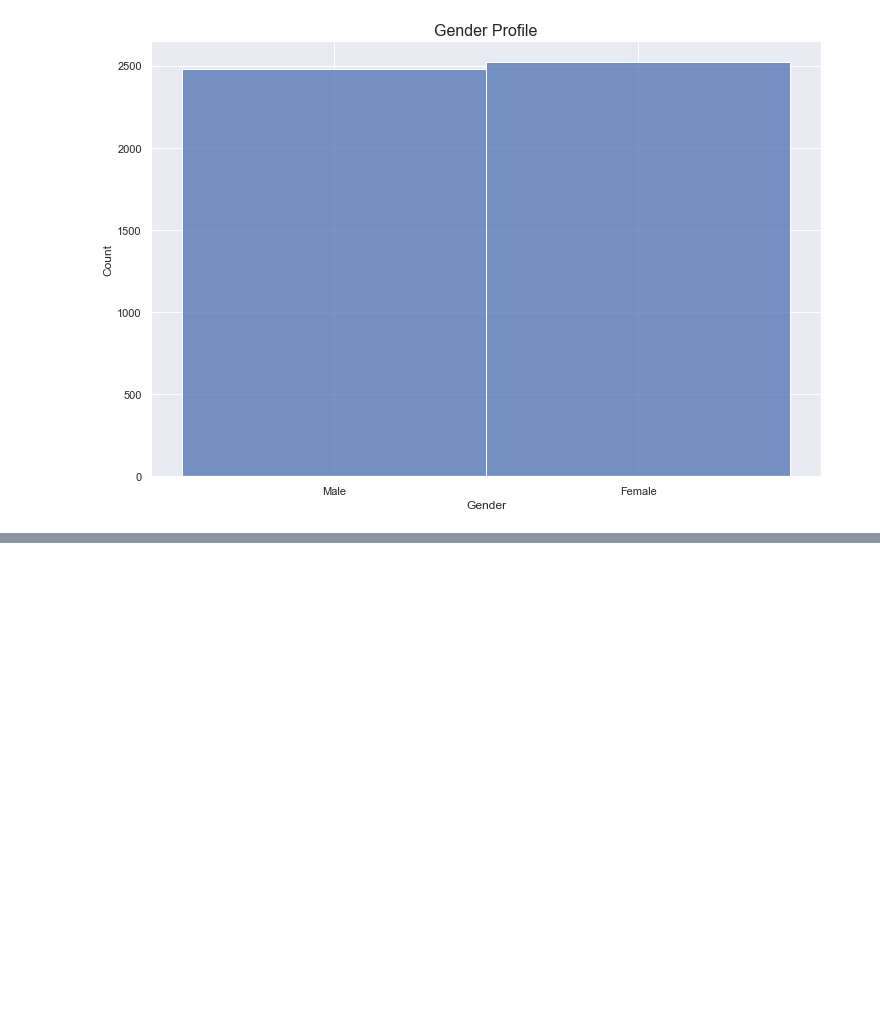
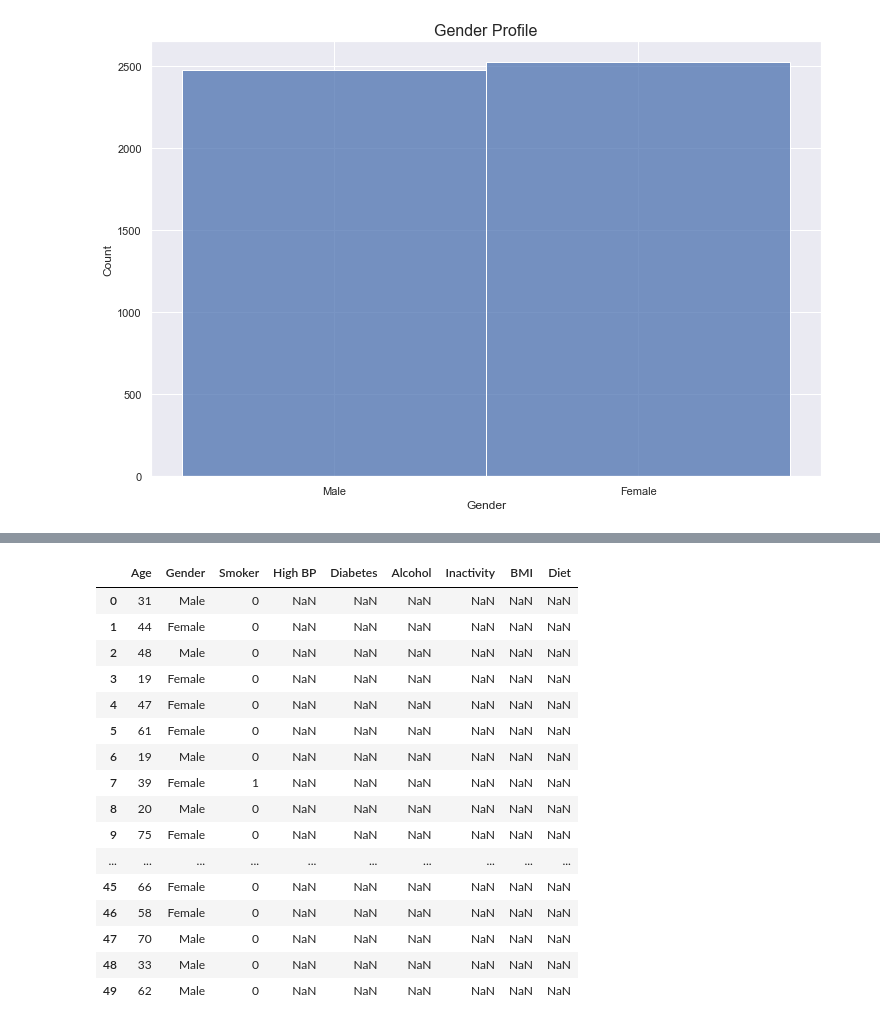
Before and after one commit to Sam-Tracey/PDA_Project_2021, a Jupyter notebook: Images/PDA_Project.ipynb, the cells around one changed output, grey strips where cells are left out. Drawn from its saved outputs; the diff is of its cells as text; code cells hidden in the pictures; blank space fills up the shorter version.

Commit message:
Created smoker simulated data based on HSE 2020 statistics

```diff
--- a/Images/PDA_Project.ipynb
+++ b/Images/PDA_Project.ipynb
@@ -132,0 +146,2 @@ There are 98.33399444664815 males for every 100 females.
+# %%
+df['Gender'] = gender
@@ -133,3 +167,60 @@ There are 98.33399444664815 males for every 100 females.
+# %%
+# Create array for smoker.
+# 1 - does smoke, 0 = does not smoke.
+smoke = [1,0]
+# %%
+# Create a function to assign smoker value based on age and sex.
+
+def smoker(row):
+    if row['Age']<= 24 and row['Gender']=='Male':
+        return np.random.choice(smoke, p = [0.104, 0.896])
+    if row['Age']<= 24 and row['Gender']=='Female':
+        return np.random.choice(smoke, p = [0.073, 0.927])
+    if row['Age']<= 34 and row['Gender']=='Male':
+        return np.random.choice(smoke, p = [0.123, 0.877])
+    if row['Age']<= 34 and row['Gender']=='Female':
+        return np.random.choice(smoke, p = [0.087, 0.913])
+    if row['Age']<= 44 and row['Gender']=='Male':
+        return np.random.choice(smoke, p = [0.111, 0.889])
+    if row['Age']<= 44 and row['Gender']=='Female':
+        return np.random.choice(smoke, p = [0.077, 0.923])
+    if row['Age']<= 54 and row['Gender']=='Male':
+        return np.random.choice(smoke, p = [0.087, 0.913])
+    if row['Age']<= 54 and row['Gender']=='Female':
+        return np.random.choice(smoke, p = [0.06, 0.94])
+    if row['Age']<= 64 and row['Gender']=='Male':
+        return np.random.choice(smoke, p = [0.092, 0.908])
+    if row['Age']<= 64 and row['Gender']=='Female':
+        return np.random.choice(smoke, p = [0.064, 0.936])
+    if row['Age']> 64 and row['Gender']=='Male':
+        return np.random.choice(smoke, p = [0.0045, 0.9955])
+    if row['Age']> 64 and row['Gender']=='Female':
+        return np.random.choice(smoke, p = [0.031, 0.969])
+    return 'N/A'
+# %%
+# Use Pandas apply function in pandas to execute function
+# Reference: https://stackoverflow.com/questions/26886653/pandas-create-new-column-based-on-values-from-other-columns-apply-a-function-o
+df['Smoker'] = df.apply (lambda row: smoker(row), axis=1)
+# %%
+df.head(50)
+# %% [output]
+|  | Age | Gender | Smoker | High BP | Diabetes | Alcohol | Inactivity | BMI | Diet |
+| 0 | 31 | Male | 0 | NaN | NaN | NaN | NaN | NaN | NaN |
+| 1 | 44 | Female | 0 | NaN | NaN | NaN | NaN | NaN | NaN |
+| 2 | 48 | Male | 0 | NaN | NaN | NaN | NaN | NaN | NaN |
+| 3 | 19 | Female | 0 | NaN | NaN | NaN | NaN | NaN | NaN |
+| 4 | 47 | Female | 0 | NaN | NaN | NaN | NaN | NaN | NaN |
+| 5 | 61 | Female | 0 | NaN | NaN | NaN | NaN | NaN | NaN |
+| 6 | 19 | Male | 0 | NaN | NaN | NaN | NaN | NaN | NaN |
+| 7 | 39 | Female | 1 | NaN | NaN | NaN | NaN | NaN | NaN |
+| 8 | 20 | Male | 0 | NaN | NaN | NaN | NaN | NaN | NaN |
+| 9 | 75 | Female | 0 | NaN | NaN | NaN | NaN | NaN | NaN |
+| ... | ... | ... | ... | ... | ... | ... | ... | ... | ... |
+| 45 | 66 | Female | 0 | NaN | NaN | NaN | NaN | NaN | NaN |
+| 46 | 58 | Female | 0 | NaN | NaN | NaN | NaN | NaN | NaN |
+| 47 | 70 | Male | 0 | NaN | NaN | NaN | NaN | NaN | NaN |
+| 48 | 33 | Male | 0 | NaN | NaN | NaN | NaN | NaN | NaN |
+| 49 | 62 | Male | 0 | NaN | NaN | NaN | NaN | NaN | NaN |
 # %% [markdown]
 ## References.
 
```
Also changed, not shown: parts of 10 cells of this notebook.
